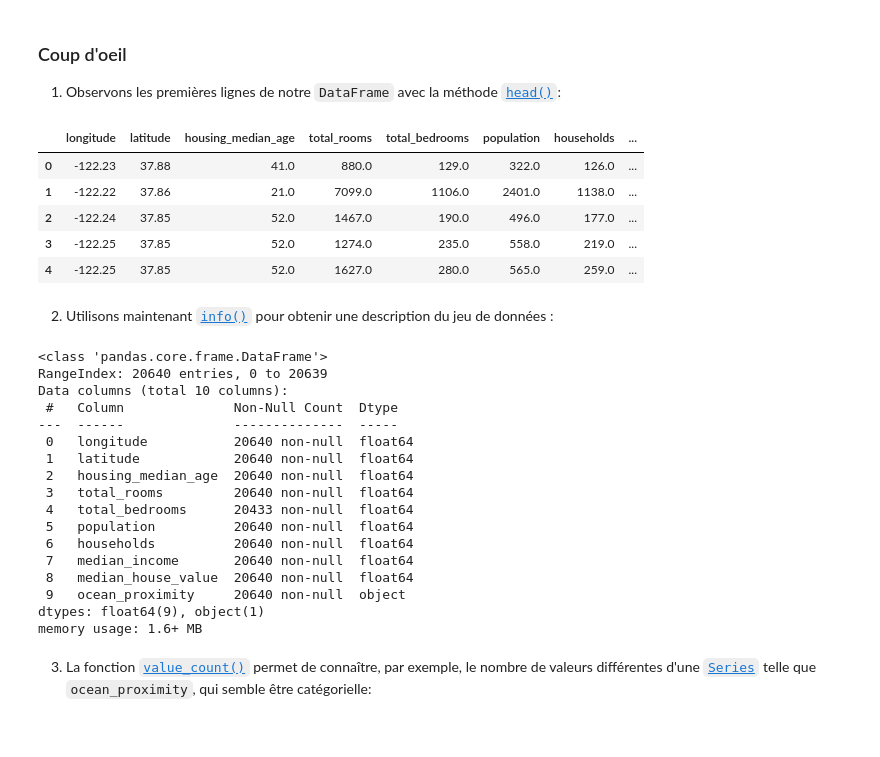
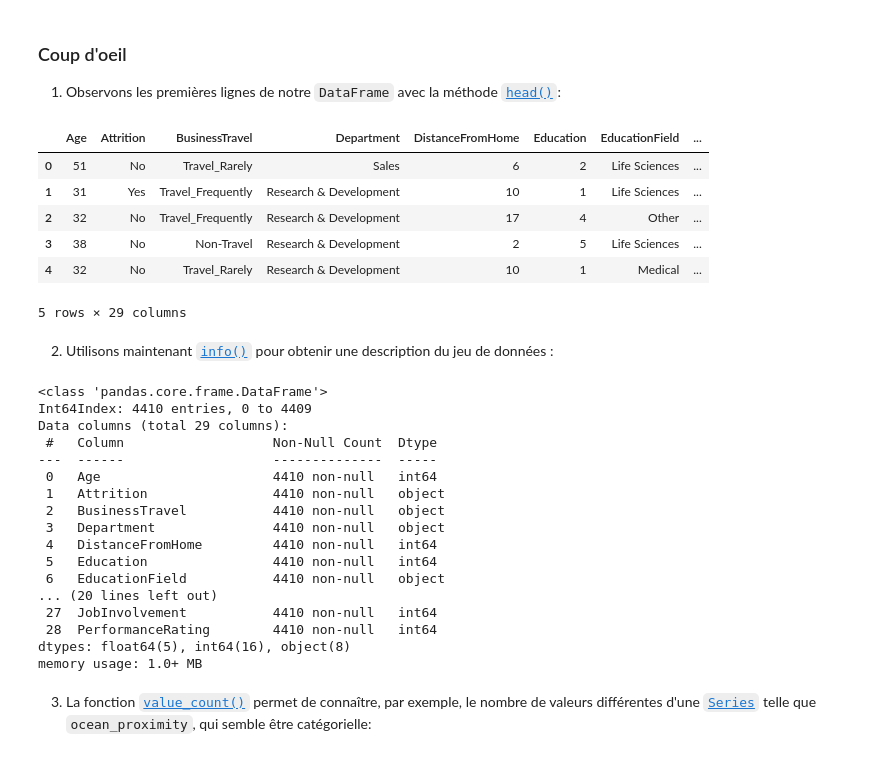
Before and after one commit to Landrien/IA, a Jupyter notebook: Projet/Projet.ipynb, the cells around one changed output. Drawn from its saved outputs; the diff is of its cells as text; code cells hidden in the pictures.

Commit message:
fix: Merged

```diff
--- a/Projet/Projet.ipynb
+++ b/Projet/Projet.ipynb
@@ -123,40 +112,60 @@ housing = load_housing_data()
+# %%
+import pandas as pd
+
+
+#load_general_data = os.path.join(data_path, "general_data.csv")
+#load_employee_survey_data = os.path.join(data_path, "employee_survey_data.csv")
+#load_manager_survey_data = os.path.join(data_path, "manager_survey_data.csv")
+
+general_data = pd.read_csv("datasets/general_data/general_data.csv")
+employee_survey_data = pd.read_csv("datasets/general_data/employee_survey_data.csv")
+manager_survey_data = pd.read_csv("datasets/general_data/manager_survey_data.csv")
+
+Df_general_data = pd.DataFrame(general_data)
+Df_employee_survey_data = pd.DataFrame(employee_survey_data)
+Df_manager_survey_data = pd.DataFrame(manager_survey_data)
+# %%
+#general = load_general_data()
+Merged_data = pd.merge(Df_general_data, Df_employee_survey_data)
+Merged_data = pd.merge(Merged_data, Df_manager_survey_data)
 # %% [markdown]
 ### Coup d'oeil
 
 1. Observons les premières lignes de notre `DataFrame` avec la méthode [`head()`](https://pandas.pydata.org/pandas-docs/stable/generated/pandas.DataFrame.head.html?highlight=head):
 # %%
 #CODE A COMPLETER
-housing.head()
+Merged_data.head()
 # %% [output]
-|  | longitude | latitude | housing_median_age | total_rooms | total_bedrooms | population | households | ... |
-| 0 | -122.23 | 37.88 | 41.0 | 880.0 | 129.0 | 322.0 | 126.0 | ... |
-| 1 | -122.22 | 37.86 | 21.0 | 7099.0 | 1106.0 | 2401.0 | 1138.0 | ... |
-| 2 | -122.24 | 37.85 | 52.0 | 1467.0 | 190.0 | 496.0 | 177.0 | ... |
-| 3 | -122.25 | 37.85 | 52.0 | 1274.0 | 235.0 | 558.0 | 219.0 | ... |
-| 4 | -122.25 | 37.85 | 52.0 | 1627.0 | 280.0 | 565.0 | 259.0 | ... |
+|  | Age | Attrition | BusinessTravel | Department | DistanceFromHome | Education | EducationField | ... |
+| 0 | 51 | No | Travel_Rarely | Sales | 6 | 2 | Life Sciences | ... |
+| 1 | 31 | Yes | Travel_Frequently | Research & Development | 10 | 1 | Life Sciences | ... |
+| 2 | 32 | No | Travel_Frequently | Research & Development | 17 | 4 | Other | ... |
+| 3 | 38 | No | Non-Travel | Research & Development | 2 | 5 | Life Sciences | ... |
+| 4 | 32 | No | Travel_Rarely | Research & Development | 10 | 1 | Medical | ... |
+5 rows × 29 columns
 # %% [markdown]
 2. Utilisons maintenant [`info()`](https://pandas.pydata.org/pandas-docs/stable/generated/pandas.DataFrame.info.html?highlight=info#pandas.DataFrame.info) pour obtenir une description du jeu de données :
 # %%
 #CODE A COMPLETER
-housing.info()
+Merged_data.info()
 # %% [output]
 <class 'pandas.core.frame.DataFrame'>
-RangeIndex: 20640 entries, 0 to 20639
-Data columns (total 10 columns):
- #   Column              Non-Null Count  Dtype
----  ------              --------------  -----
- 0   longitude           20640 non-null  float64
- 1   latitude            20640 non-null  float64
- 2   housing_median_age  20640 non-null  float64
- 3   total_rooms         20640 non-null  float64
- 4   total_bedrooms      20433 non-null  float64
- 5   population          20640 non-null  float64
- 6   households          20640 non-null  float64
- 7   median_income       20640 non-null  float64
- 8   median_house_value  20640 non-null  float64
- 9   ocean_proximity     20640 non-null  object
-dtypes: float64(9), object(1)
-memory usage: 1.6+ MB
+Int64Index: 4410 entries, 0 to 4409
+Data columns (total 29 columns):
+ #   Column                   Non-Null Count  Dtype
+---  ------                   --------------  -----
+ 0   Age                      4410 non-null   int64
+ 1   Attrition                4410 non-null   object
+ 2   BusinessTravel           4410 non-null   object
+ 3   Department               4410 non-null   object
+ 4   DistanceFromHome         4410 non-null   int64
+ 5   Education                4410 non-null   int64
+ 6   EducationField           4410 non-null   object
+... (20 lines left out)
+ 27  JobInvolvement           4410 non-null   int64
+ 28  PerformanceRating        4410 non-null   int64
+dtypes: float64(5), int64(16), object(8)
+memory usage: 1.0+ MB
 # %% [markdown]
 3. La fonction [`value_count()`](https://pandas.pydata.org/pandas-docs/stable/generated/pandas.Series.value_counts.html?highlight=value_count) permet de connaître, par exemple, le nombre de valeurs différentes d'une [`Series`](https://pandas.pydata.org/pandas-docs/stable/generated/pandas.Series.html#pandas.Series) telle que `ocean_proximity`, qui semble être catégorielle:
 # %%
```
Also changed, not shown: parts of 6 cells of this notebook, 4 other files.
